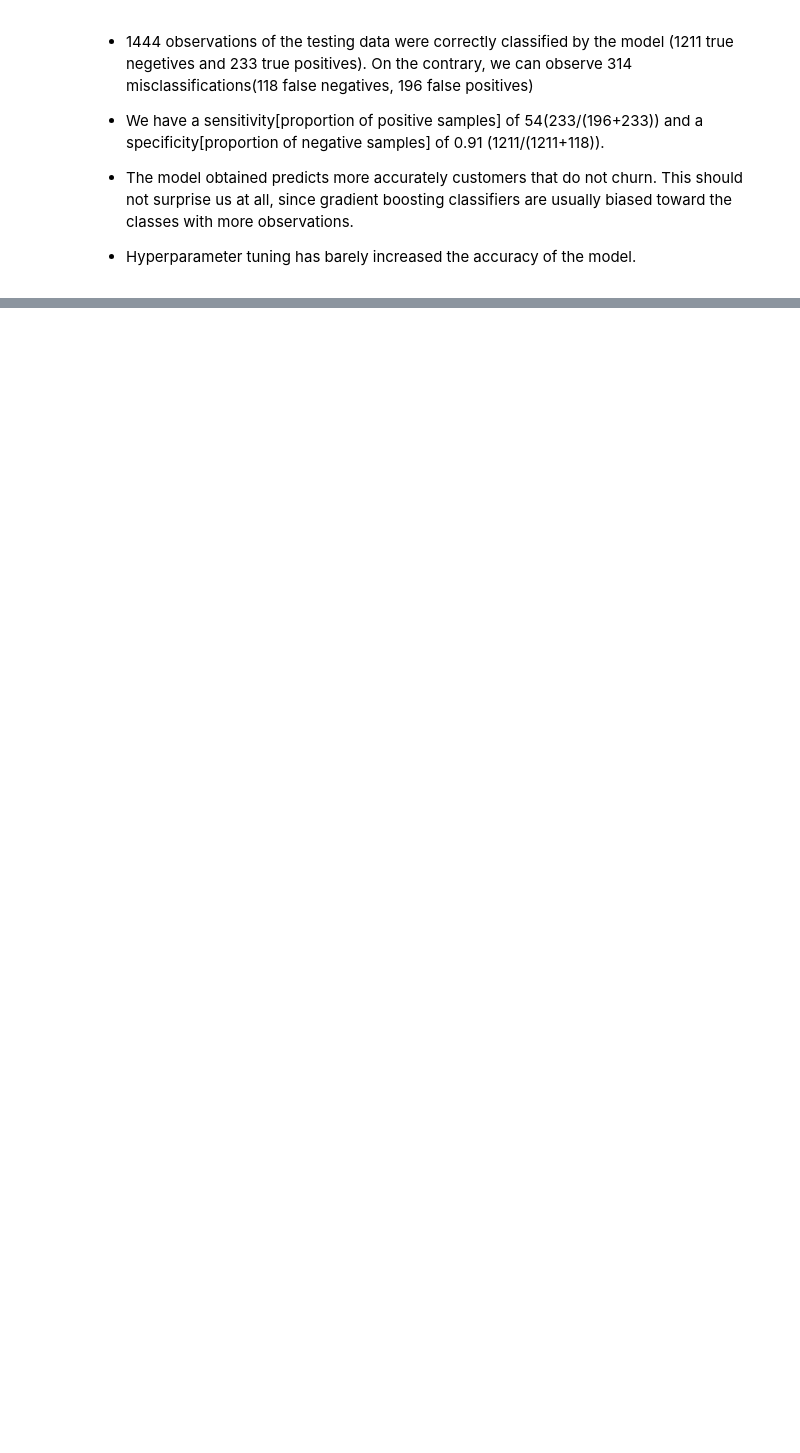
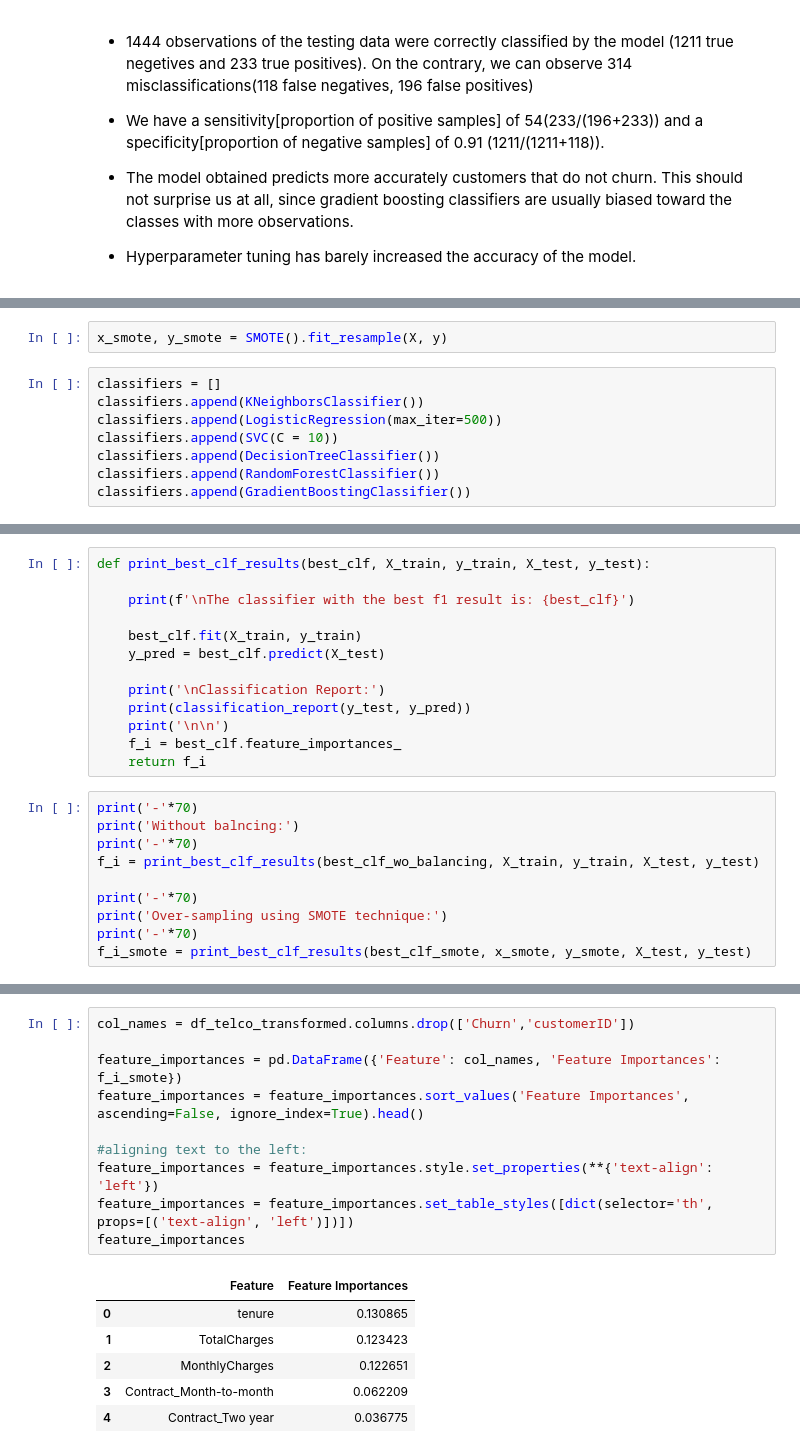
Before and after one commit to Aliya-Alim/TelcoChurnAnalysis, a Jupyter notebook: 01-Sup-Learning-Capstone-Tree-Methods-SOLNs.ipynb, the cells around one changed output, grey strips where cells are left out. Saved outputs shown, nothing was run; the diff lists cells and outputs as text; blank space fills up the shorter version.

Commit message:
fixed the imbalancing in data

```diff
--- a/01-Sup-Learning-Capstone-Tree-Methods-SOLNs.ipynb
+++ b/01-Sup-Learning-Capstone-Tree-Methods-SOLNs.ipynb
@@ -703,0 +736,10 @@ weighted avg       0.81      0.82      0.82      1758
+# %%
+x_smote, y_smote = SMOTE().fit_resample(X, y)
+# %%
+classifiers = []
+classifiers.append(KNeighborsClassifier())
+classifiers.append(LogisticRegression(max_iter=500))
+classifiers.append(SVC(C = 10))
+classifiers.append(DecisionTreeClassifier())
+classifiers.append(RandomForestClassifier())
+classifiers.append(GradientBoostingClassifier())
@@ -703,0 +760,23 @@ weighted avg       0.81      0.82      0.82      1758
+# %%
+def print_best_clf_results(best_clf, X_train, y_train, X_test, y_test):
+
+    print(f'\nThe classifier with the best f1 result is: {best_clf}')
+
+    best_clf.fit(X_train, y_train)
+    y_pred = best_clf.predict(X_test)
+
+    print('\nClassification Report:')
+    print(classification_report(y_test, y_pred))
+    print('\n\n')
+    f_i = best_clf.feature_importances_
+    return f_i
+# %%
+print('-'*70)
+print('Without balncing:')
+print('-'*70)
+f_i = print_best_clf_results(best_clf_wo_balancing, X_train, y_train, X_test, y_test)
+
+print('-'*70)
+print('Over-sampling using SMOTE technique:')
+print('-'*70)
+f_i_smote = print_best_clf_results(best_clf_smote, x_smote, y_smote, X_test, y_test)
@@ -703,0 +808,17 @@ weighted avg       0.81      0.82      0.82      1758
+# %%
+col_names = df_telco_transformed.columns.drop(['Churn','customerID'])
+
+feature_importances = pd.DataFrame({'Feature': col_names, 'Feature Importances': f_i_smote})
+feature_importances = feature_importances.sort_values('Feature Importances', ascending=False, ignore_index=True).head()
+
+#aligning text to the left:
+feature_importances = feature_importances.style.set_properties(**{'text-align': 'left'})
+feature_importances = feature_importances.set_table_styles([dict(selector='th', props=[('text-align', 'left')])])
+feature_importances
+# %% [output]
+|  | Feature | Feature Importances |
+| 0 | tenure | 0.130865 |
+| 1 | TotalCharges | 0.123423 |
+| 2 | MonthlyCharges | 0.122651 |
+| 3 | Contract_Month-to-month | 0.062209 |
+| 4 | Contract_Two year | 0.036775 |
```
Also changed, not shown: parts of 12 cells of this notebook.
